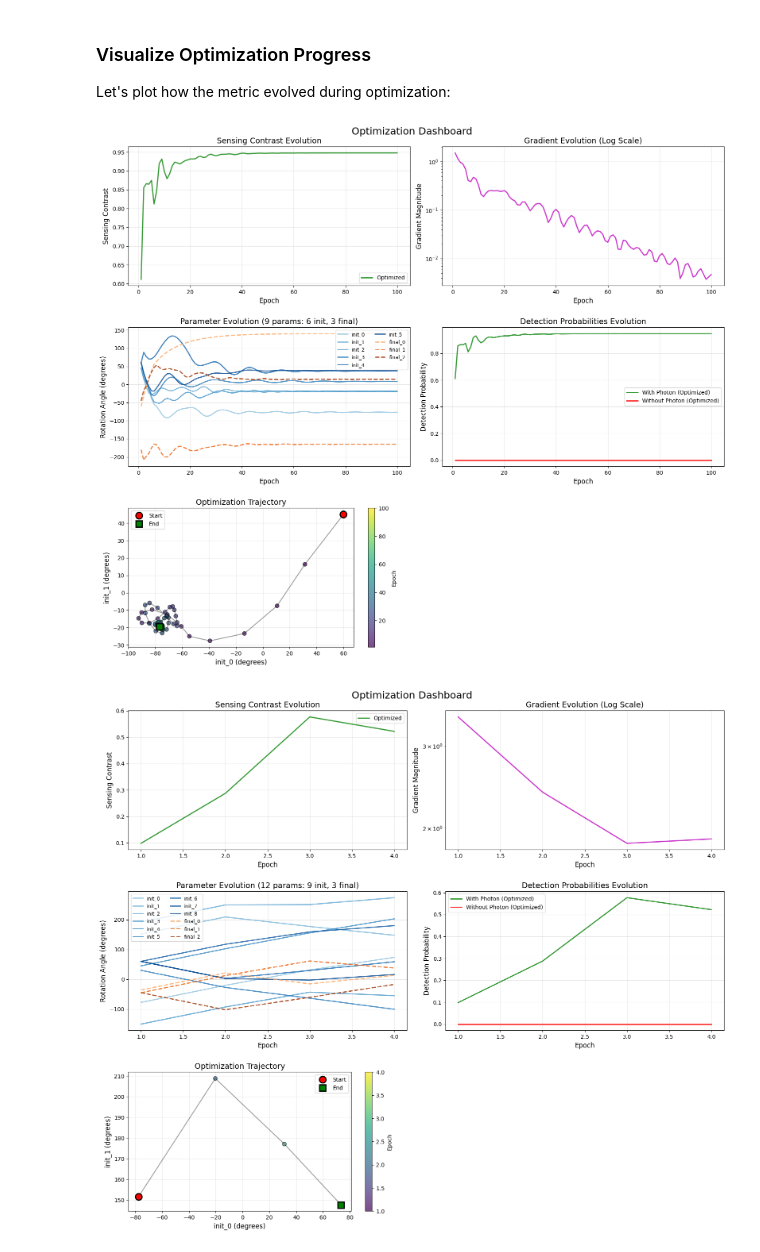
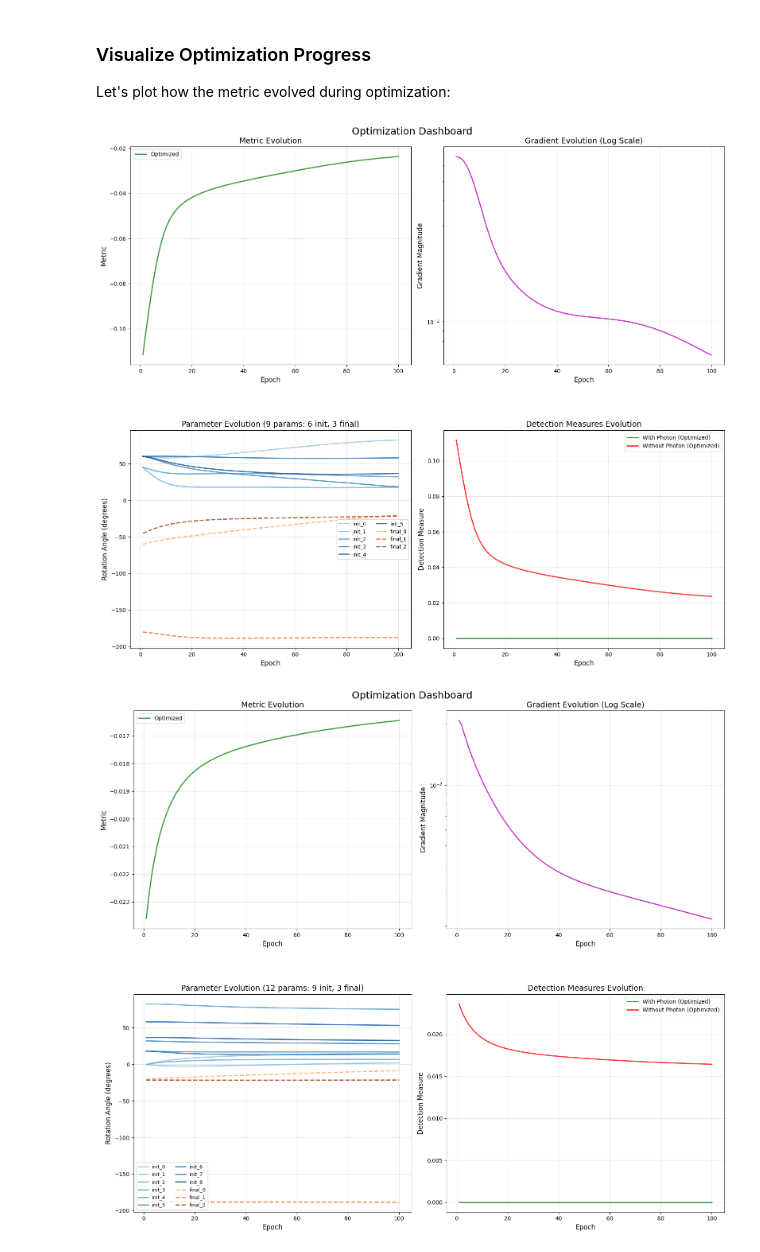
Before and after one commit to Simone-Bordoni/Quantum-sensing-QML, a Jupyter notebook: examples/three_qubit_tutorial.ipynb, the cells around one changed output. Saved outputs shown, nothing was run; the diff lists cells and outputs as text; code cells hidden in the pictures.

```diff
--- a/examples/three_qubit_tutorial.ipynb
+++ b/examples/three_qubit_tutorial.ipynb
@@ -164,7 +165,7 @@ experiment10 = Experiment(exp_params, ini_circuit_entangled, fin_circuit, detect
 ## 4. Run Basic Simulation
 # %%
 # Run simulation with zero rotations
-callback = experiment00.run_simulation(batch_size=1, debug=True)
+callback = experiment00.run_simulation(batch_size=1, measurement_times = [-5,5], states_probabilities=True)
 
 print('Risultati della simulazione:' + '-'*60 + f'\n\n{callback}')
 # %% [output]
@@ -188,6 +189,6 @@ returning_simulation0            :  0.000031
 # %%
 # Run simulation with zero rotations
-callback = experiment10.run_simulation(batch_size=1)
+callback = experiment10.run_simulation(batch_size=1, measurement_times = [-5,5], states_probabilities=True)
 
 print('Risultati della simulazione:' + '-'*60 + f'\n\n{callback}')
 # %% [output]
@@ -213,19 +214,16 @@ MODE: Single Simulation
 
 Now let's optimize the rotation angles to maximize the metric.
 # %%
-import optax
-
 # Optimize with max computational distance criterion
 callback_opt_00 = experiment00.optimize_rotations(
-    num_steps=1000,
+    num_steps=100,
     batch_size=1,
     tolerance=1e-8,
     verbose=True,
-    verbose_step=100,
+    verbose_step=10,
     initial_values=[np.pi/3, np.pi/4, np.pi/4, np.pi/3, np.pi/3, np.pi/3, -np.pi/3, -np.pi, -np.pi/4],
     renormalize_grad=False,
-    optimizer=optax.adam(learning_rate=0.5)
+    optimizer=optax.sgd(learning_rate=0.5)
 )
-callback_opt = callback_opt_00
 # %% [output]
 Configuration:
@@ -249,21 +266,17 @@ KeyboardInterrupt:
 # %%
-import optax
+# Optimize again but adding entanglement, we start with previous optimal values for the single qubit rotations and add some initial entangling rotations
 
-# tempi con criterion classico:
-# 421s epoca 0
-# 3860s epoche 1-10
+initial_circuit_params, final_circuit_params = callback_opt_00.get_best_trainable_params()
 
-# Optimize with default detection criterion (1 - P(00))
 callback_opt_10 = experiment10.optimize_rotations(
-    num_steps=1000,
+    num_steps=100,
     batch_size=1,
     tolerance=1e-8,
     verbose=True,
-    verbose_step=100,
-    initial_values=[np.pi/3, np.pi/4, np.pi/4, np.pi/3, np.pi/3, np.pi/3, -np.pi/3, -np.pi, -np.pi/4],
+    verbose_step=10,
+    initial_values=[0, 0, 0] + initial_circuit_params + final_circuit_params,
     renormalize_grad=False,
-    optimizer=optax.adam(learning_rate=0.5)
+    optimizer=optax.sgd(learning_rate=0.5)
 )
-callback_opt = callback_opt_10
 # %% [output]
 Configuration:
@@ -296,26 +329,26 @@ fig = plot_optimization_dashboard(
     show_metric=True,
     show_gradients=True,
     show_parameters=True,
-    show_trajectory=True,
+    show_trajectory=False,
     show_detection_measures=True,
     figsize=(16, 14)
 )
 plt.show()
 # %% [output]
-[figure, old version]
+[figure, new version]
 # %%
 from qsopt.utils.visualization import plot_optimization_dashboard
 
 # Create comprehensive dashboard showing all optimization metrics
 fig = plot_optimization_dashboard(
     callback_opt_10,
     show_metric=True,
     show_gradients=True,
     show_parameters=True,
-    show_trajectory=True,
+    show_trajectory=False,
     show_detection_measures=True,
     figsize=(16, 14)
 )
 plt.show()
 # %% [output]
-[figure, old version]
+[figure, new version]
```
Also changed, not shown: parts of 9 cells of this notebook, 15 other files.
